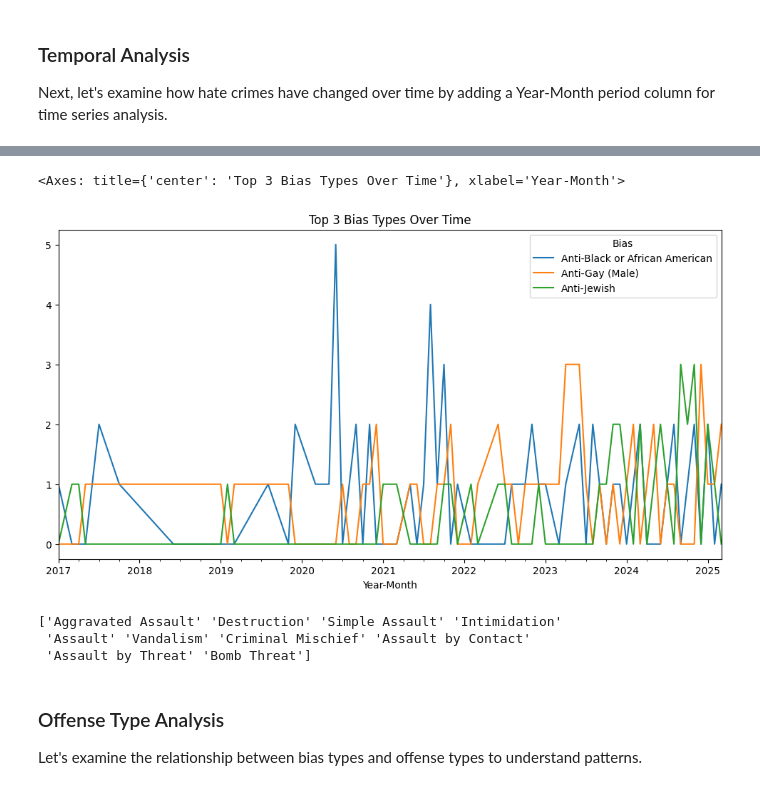
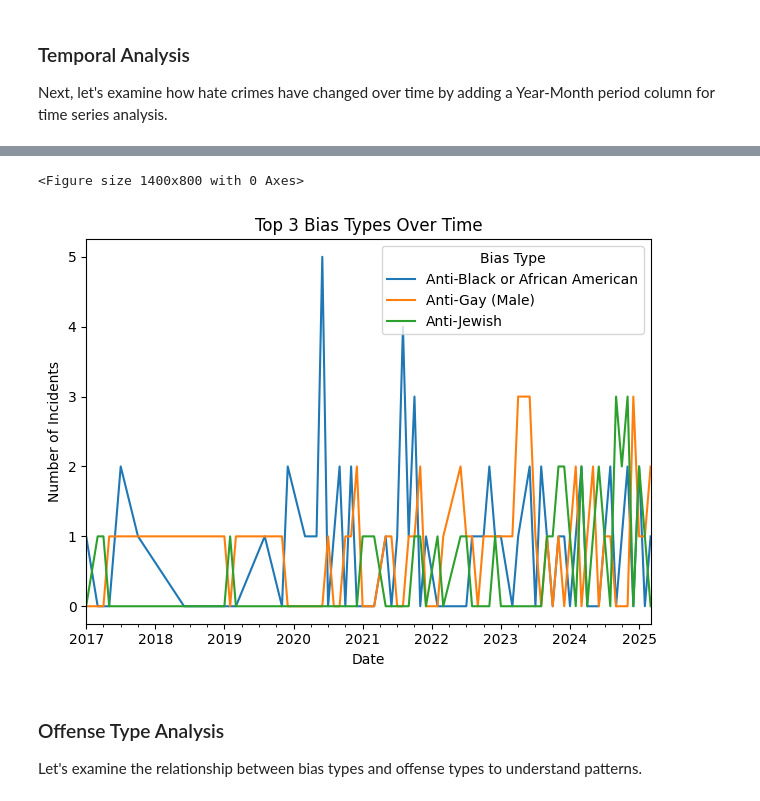
Before and after one commit to Valiarkk/hate-crime-data-mining, a Jupyter notebook: notebooks/hate-crime.ipynb, the cells around one changed output, grey strips where cells are left out. Saved outputs shown, nothing was run; the diff lists cells and outputs as text; code cells hidden in the pictures.

```diff
--- a/notebooks/hate-crime.ipynb
+++ b/notebooks/hate-crime.ipynb
@@ -195,8 +187,0 @@ grouped = filtered_df.groupby(['Year-Month', 'Bias']).size().unstack().fillna(0)
-# %%
-# Visualize the top 10 most common bias types in horizontal bar chart
-bias_counts.head(10).plot(kind='barh', figsize=(10,6))
-
-grouped.plot(figsize=(12, 6), title='Top 3 Bias Types Over Time')
-# %% [output]
-<Axes: title={'center': 'Top 3 Bias Types Over Time'}, xlabel='Year-Month'>
-[figure, removed]
@@ -207,12 +188,26 @@ filtered_df = df[df['Bias'].isin(top_biases)]
-# %%
-print(filtered_df['Offense(s)'].unique()[:10])  # Just a peek at first few
-
-# Create a Year-Month period column for time-based grouping and analysis
-df['Year-Month'] = df['Date of Incident'].dt.to_period('M')
-# %% [output]
-['Aggravated Assault' 'Destruction' 'Simple Assault' 'Intimidation'
- 'Assault' 'Vandalism' 'Criminal Mischief' 'Assault by Contact'
- 'Assault by Threat' 'Bomb Threat']
+# %%
+# Create a Year-Month period column for time-based grouping and analysis
+df['Year-Month'] = df['Date of Incident'].dt.to_period('M')
+
+# Define the top 3 most common bias types
+top_biases = ['Anti-Black or African American', 'Anti-Gay (Male)', 'Anti-Jewish']
+filtered_df = df[df['Bias'].isin(top_biases)]
+
+# Group data by time period and bias type to analyze trends over time
+grouped = filtered_df.groupby(['Year-Month', 'Bias']).size().unstack().fillna(0)
+
+# Plot time series showing trends for the top 3 bias types
+plt.figure(figsize=(14, 8))
+grouped.plot()
+plt.title('Top 3 Bias Types Over Time')
+plt.xlabel('Date')
+plt.ylabel('Number of Incidents')
+plt.legend(title='Bias Type')
+plt.tight_layout()
+plt.show()
+# %% [output]
+<Figure size 1400x800 with 0 Axes>
+[figure, added]
 # %% [markdown]
 ### Offense Type Analysis
 
```
Also changed, not shown: parts of 71 cells of this notebook, 4 other files.
